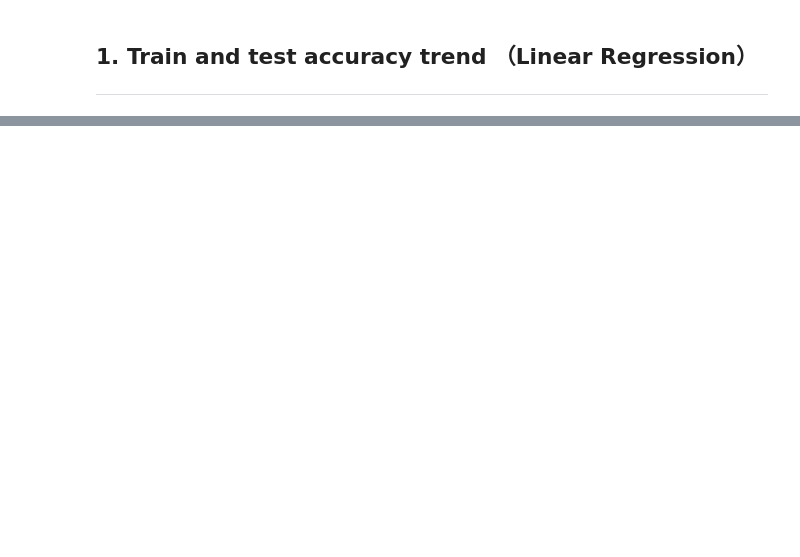
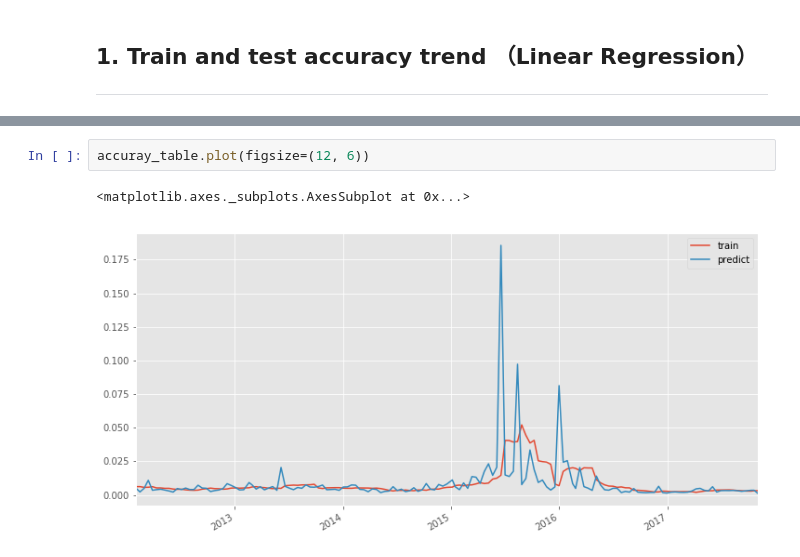
Before and after one commit to alpha-miner/alpha-mind, a Jupyter notebook: notebooks/machine learning/linear_regression_method.ipynb, the cells around one changed output, grey strips where cells are left out. Saved outputs shown, nothing was run; the diff lists cells and outputs as text; blank space fills up the shorter version.

```diff
--- a/notebooks/machine learning/linear_regression_method.ipynb
+++ b/notebooks/machine learning/linear_regression_method.ipynb
@@ -221,3 +217,8 @@ plt.title('Prod factors model {1} ({0})'.format(method, model.__class__.__name__
+# %%
+accuray_table.plot(figsize=(12, 6))
+# %% [output]
+<matplotlib.axes._subplots.AxesSubplot at 0x...>
+[figure, added]
 # %%
 accuray_table.aggregate([np.mean, np.median, np.std])
 # %% [output]
```
Also changed, not shown: parts of 15 cells of this notebook, 5 other files.
